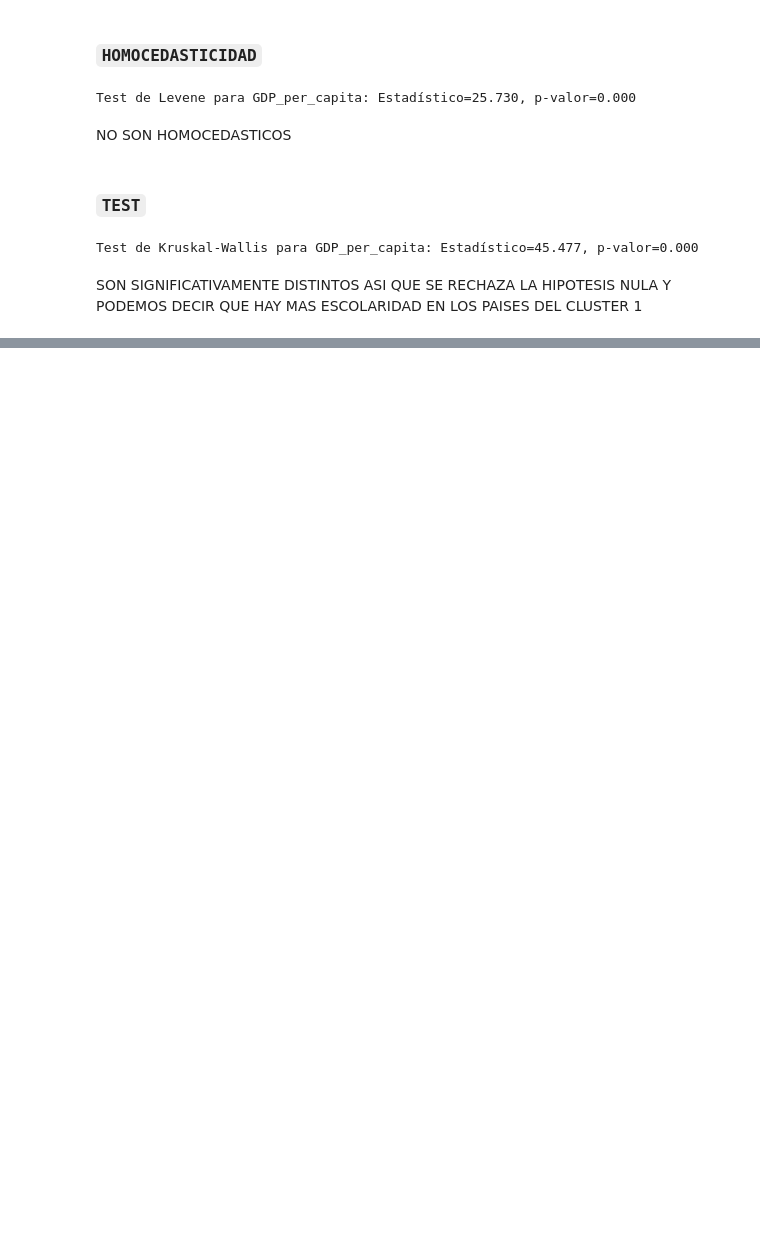
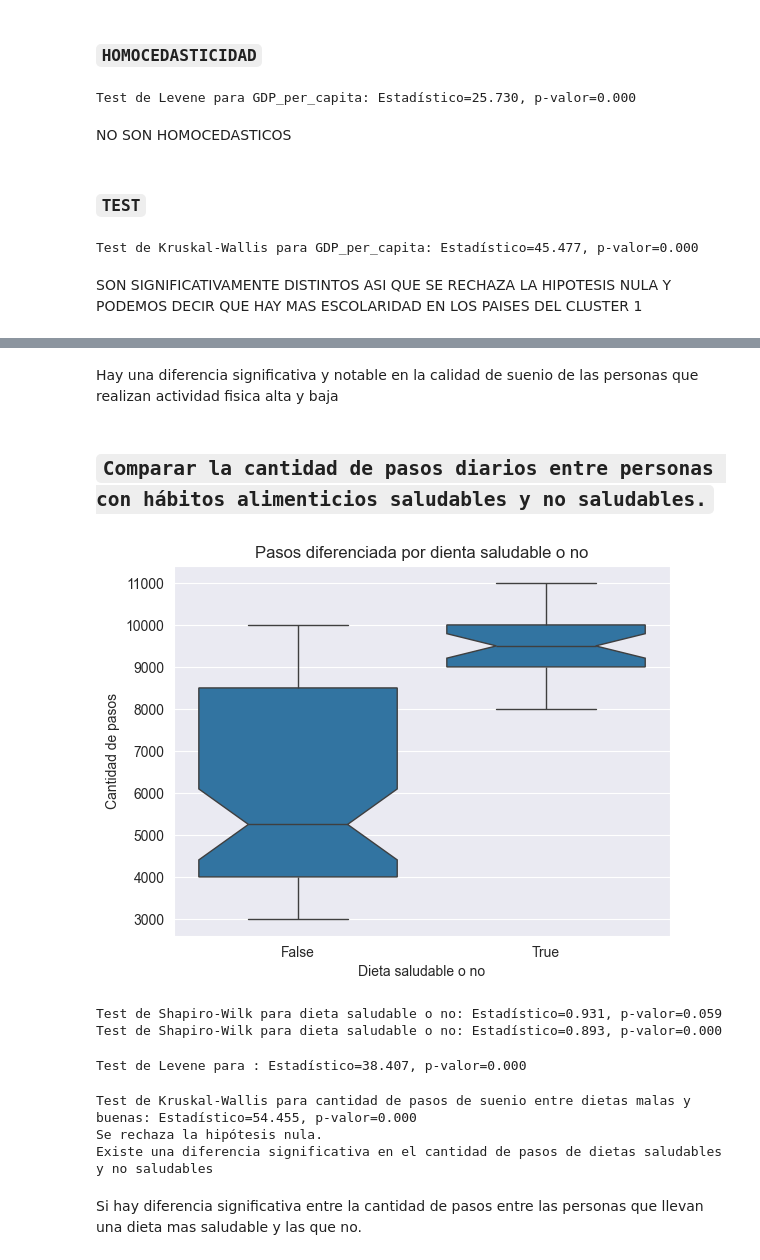
Before and after one commit to AgusDropOut/TPTestHipotesis, a Jupyter notebook: TestHipotesis.ipynb, the cells around one changed output, grey strips where cells are left out. Saved outputs shown, nothing was run; the diff lists cells and outputs as text; code cells hidden in the pictures; blank space fills up the shorter version.

````diff
--- a/TestHipotesis.ipynb
+++ b/TestHipotesis.ipynb
@@ -482,0 +710,57 @@ SON SIGNIFICATIVAMENTE DISTINTOS ASI QUE SE RECHAZA LA HIPOTESIS NULA Y PODEMOS
+# %% [markdown]
+Hay una diferencia significativa y notable en la calidad de suenio de las personas que realizan actividad fisica alta y baja
+# %% [markdown]
+## ```Comparar la cantidad de pasos diarios entre personas con hábitos alimenticios saludables y no saludables.```
+# %%
+import seaborn as sns
+import matplotlib.pyplot as plt
+
+
+sns.boxplot(x='Dietary Habits_healthy', y='Daily Steps', data=raw_dataset, notch=True)
+plt.title("Pasos diferenciada por dienta saludable o no")
+plt.xlabel("Dieta saludable o no")
+plt.xticks(ticks=[0,1])
+plt.ylabel("Cantidad de pasos")
+plt.show()
+# %% [output]
+[figure, added]
+# %%
+from scipy.stats import shapiro
+
+
+saludable = raw_dataset[raw_dataset['Dietary Habits_healthy'] == True]['Daily Steps']
+no_saludable = raw_dataset[raw_dataset['Dietary Habits_healthy'] == False]['Daily Steps']
+
+
+stat, p = shapiro(saludable)
+print(f"Test de Shapiro-Wilk para dieta saludable o no: Estadístico={stat:.3f}, p-valor={p:.3f}")
+
+
+stat, p = shapiro(no_saludable)
+print(f"Test de Shapiro-Wilk para dieta saludable o no: Estadístico={stat:.3f}, p-valor={p:.3f}")
+# %% [output]
+Test de Shapiro-Wilk para dieta saludable o no: Estadístico=0.931, p-valor=0.059
+Test de Shapiro-Wilk para dieta saludable o no: Estadístico=0.893, p-valor=0.000
+# %%
+stat, p = stats.levene(saludable, no_saludable)
+print(f"Test de Levene para : Estadístico={stat:.3f}, p-valor={p:.3f}")
+# %% [output]
+Test de Levene para : Estadístico=38.407, p-valor=0.000
+# %%
+stat, p = stats.kruskal(saludable, no_saludable)
+print(f"Test de Kruskal-Wallis para cantidad de pasos de suenio entre dietas malas y buenas: Estadístico={stat:.3f}, p-valor={p:.3f}")
+
+# Interpretación de los resultados
+alpha = 0.05  # Nivel de significancia
+if p > alpha:
+    print("No hay suficiente evidencia para rechazar la hipótesis nula.")
+    print("No hay una diferencia significativa en la cantidad de pasos de dietas saludables y no saludables")
+else:
+    print("Se rechaza la hipótesis nula.")
+    print("Existe una diferencia significativa en el cantidad de pasos de dietas saludables y no saludables")
+# %% [output]
+Test de Kruskal-Wallis para cantidad de pasos de suenio entre dietas malas y buenas: Estadístico=54.455, p-valor=0.000
+Se rechaza la hipótesis nula.
+Existe una diferencia significativa en el cantidad de pasos de dietas saludables y no saludables
+# %% [markdown]
+Si hay diferencia significativa entre la cantidad de pasos entre las personas que llevan una dieta mas saludable y las que no.
````
Also changed, not shown: parts of 35 cells of this notebook, 1 other file.
